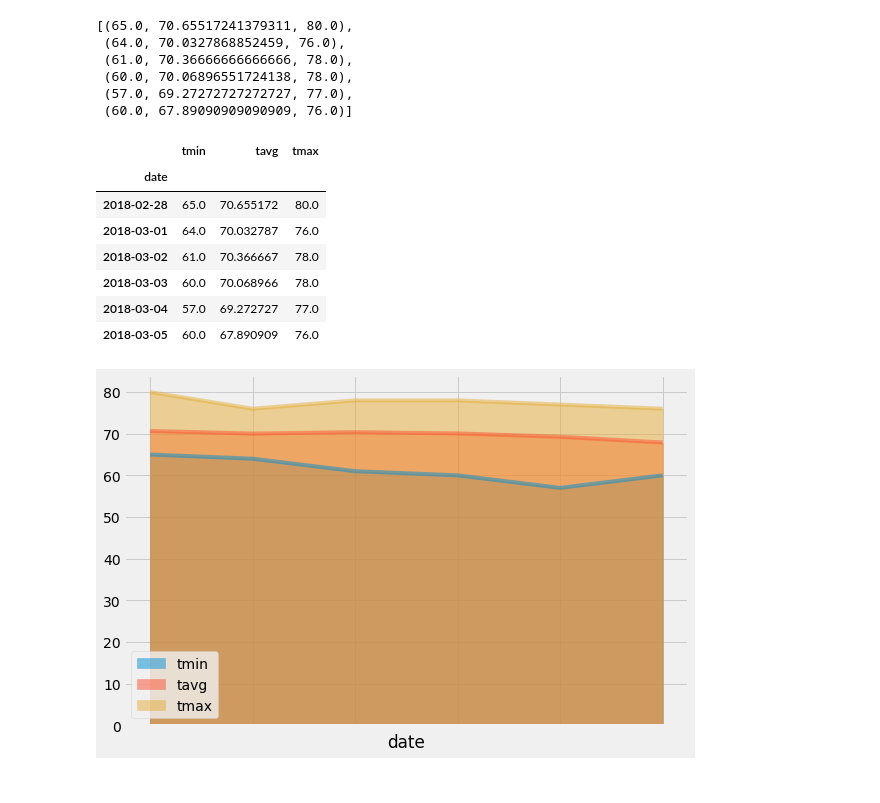
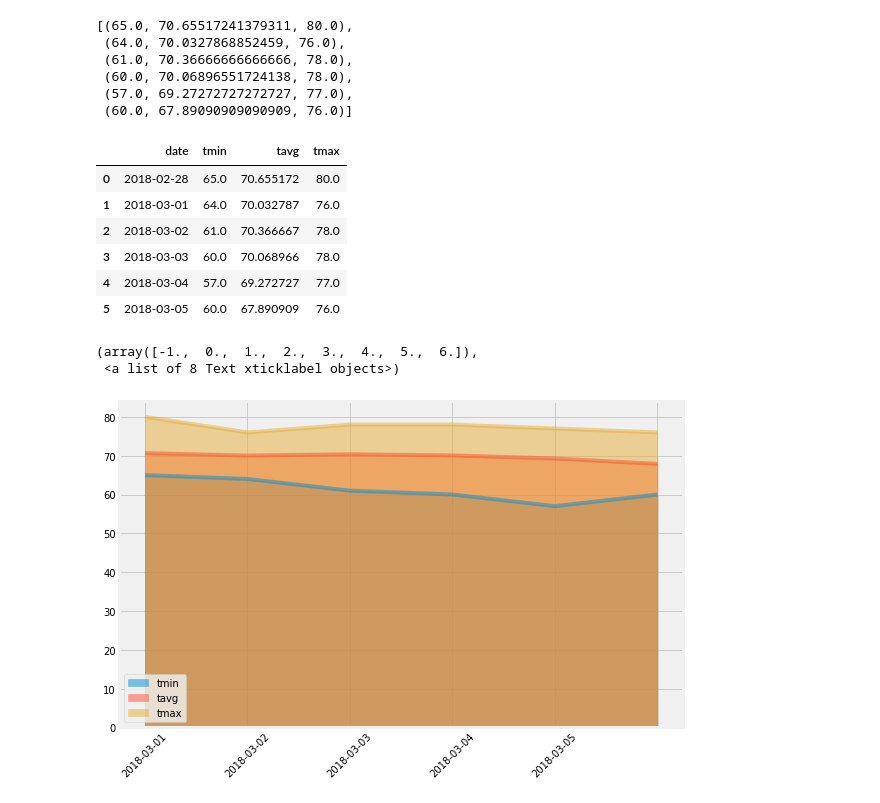
Before and after one commit to njulapalli/SQL-Alchemy-Homework, a Jupyter notebook: climate_starter.ipynb, the cells around one changed output. Drawn from its saved outputs; the diff is of its cells as text; code cells hidden in the pictures.

```diff
--- a/climate_starter.ipynb
+++ b/climate_starter.ipynb
@@ -293,18 +268,23 @@ normals
 # Load the previous query results into a Pandas DataFrame and add the `trip_dates` range as the `date` index
 df = pd.DataFrame(normals, columns=['tmin', 'tavg', 'tmax'])
 df = df.set_index([pd.Index(['2018-02-28', '2018-03-01', '2018-03-02', '2018-03-03', '2018-03-04', '2018-03-05'], name='date')])
+df.reset_index(inplace=True)
 df
 # %% [output]
-|  | tmin | tavg | tmax |
-| date |  |  |  |
-| 2018-02-28 | 65.0 | 70.655172 | 80.0 |
-| 2018-03-01 | 64.0 | 70.032787 | 76.0 |
-| 2018-03-02 | 61.0 | 70.366667 | 78.0 |
-| 2018-03-03 | 60.0 | 70.068966 | 78.0 |
-| 2018-03-04 | 57.0 | 69.272727 | 77.0 |
-| 2018-03-05 | 60.0 | 67.890909 | 76.0 |
+|  | date | tmin | tavg | tmax |
+| 0 | 2018-02-28 | 65.0 | 70.655172 | 80.0 |
+| 1 | 2018-03-01 | 64.0 | 70.032787 | 76.0 |
+| 2 | 2018-03-02 | 61.0 | 70.366667 | 78.0 |
+| 3 | 2018-03-03 | 60.0 | 70.068966 | 78.0 |
+| 4 | 2018-03-04 | 57.0 | 69.272727 | 77.0 |
+| 5 | 2018-03-05 | 60.0 | 67.890909 | 76.0 |
 # %%
 # Plot the daily normals as an area plot with `stacked=False`
+#df.set_index('date', inplace=True)
 ax = df.plot(kind="area", stacked=False, figsize=(9,6), alpha=0.5 )
+ax.set_xticklabels(df['date'])
+plt.xticks(rotation=45)
 # %% [output]
+(array([-1.,  0.,  1.,  2.,  3.,  4.,  5.,  6.]),
+ <a list of 8 Text xticklabel objects>)
-[figure, old version]
+[figure, new version]
```
Also changed, not shown: parts of 3 cells of this notebook.
